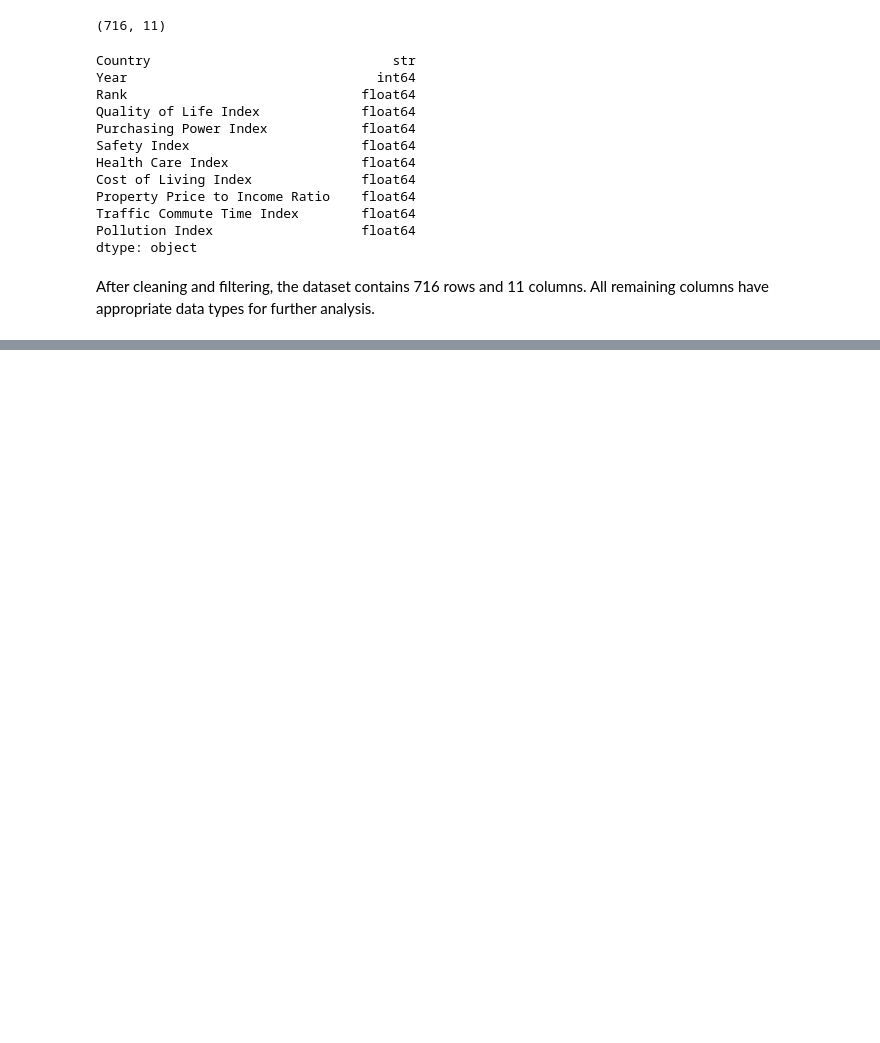
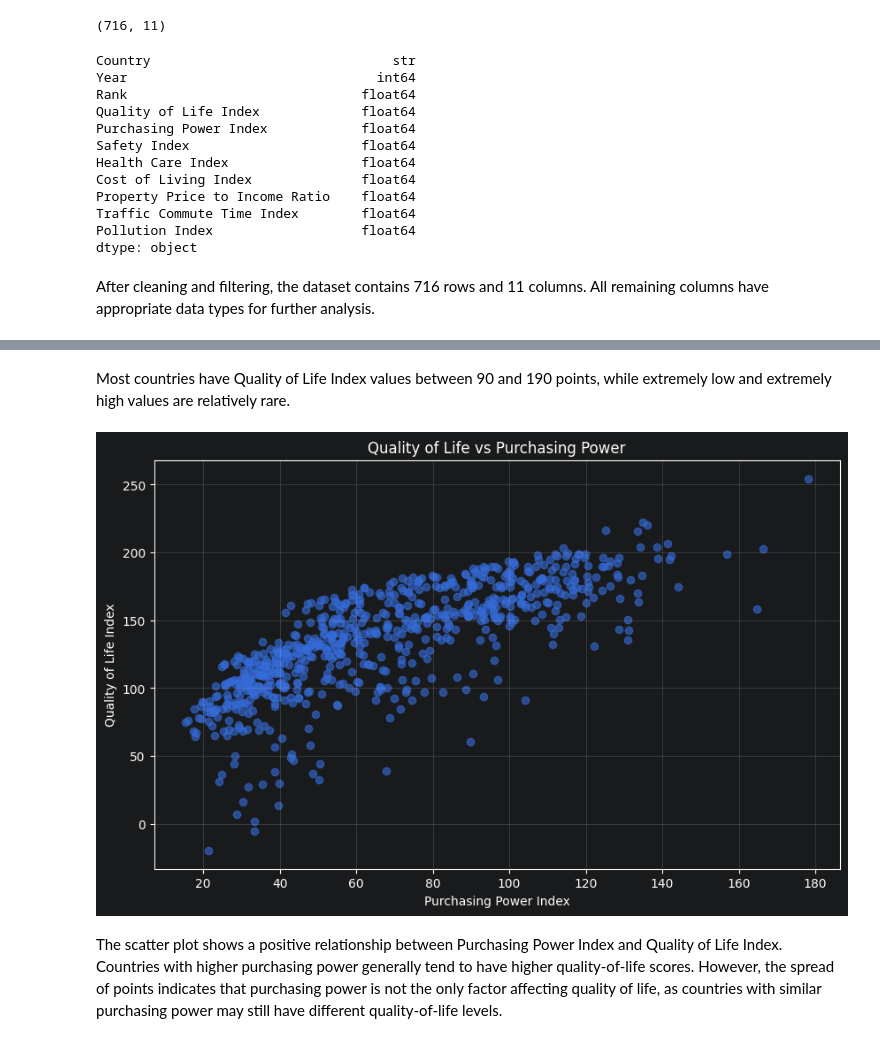
Before and after one commit to soonserv/data-best-project, a Jupyter notebook: notebooks/Nastya.ipynb, the cells around one changed output, grey strips where cells are left out. Cells and saved outputs as stored; diff of their text form; code cells hidden in the pictures; blank space fills up the shorter version.

```diff
--- a/notebooks/Nastya.ipynb
+++ b/notebooks/Nastya.ipynb
@@ -247,0 +264,18 @@ After cleaning and filtering, the dataset contains 716 rows and 11 columns. All
+# %% [markdown]
+Most countries have Quality of Life Index values between 90 and 190 points, while extremely low and extremely high values are relatively rare.
+# %%
+plt.figure(figsize=(10,6))
+
+plt.scatter(clean_data["Purchasing Power Index"], clean_data["Quality of Life Index"], alpha=0.6)
+
+plt.title("Quality of Life vs Purchasing Power")
+plt.xlabel("Purchasing Power Index")
+plt.ylabel("Quality of Life Index")
+
+plt.grid(alpha=0.3)
+
+plt.show()
+# %% [output]
+[figure, added]
+# %% [markdown]
+The scatter plot shows a positive relationship between Purchasing Power Index and Quality of Life Index. Countries with higher purchasing power generally tend to have higher quality-of-life scores. However, the spread of points indicates that purchasing power is not the only factor affecting quality of life, as countries with similar purchasing power may still have different quality-of-life levels.
```
Also changed, not shown: parts of 3 cells of this notebook.
